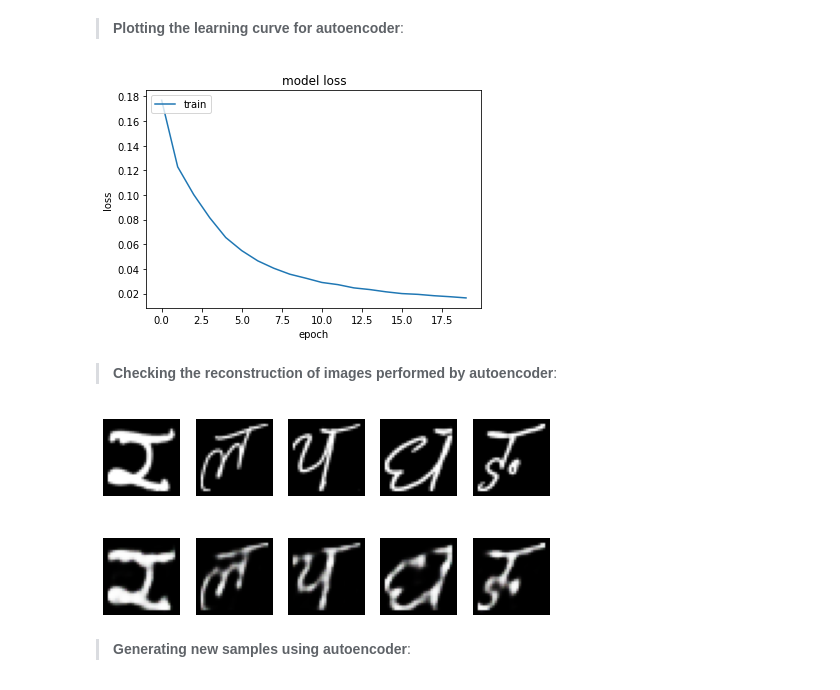
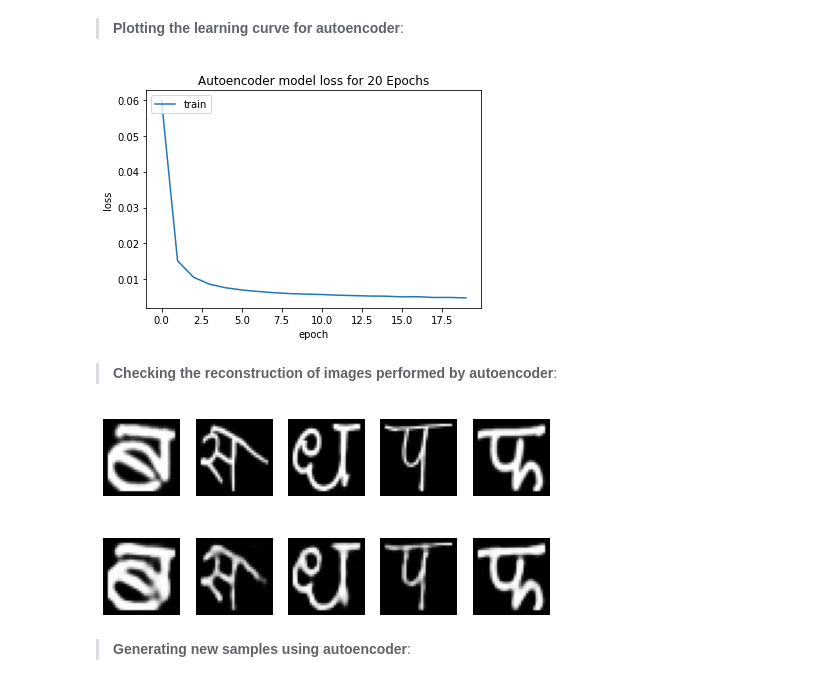
Before and after one commit to Kalyani011/DeepLearning-Unsupervised_learning_and_generating_images, a Jupyter notebook: ImageGeneration.ipynb, the cells around one changed output. Cells and saved outputs as stored; diff of their text form; code cells hidden in the pictures.

```diff
--- a/ImageGeneration.ipynb
+++ b/ImageGeneration.ipynb
@@ -61,10 +67,7 @@ from IPython import display
 > The *images* list is created to store the image file names, to be shuffled, and used to load the images according to the shuffled list.
 # %%
 # Saving image file names along with directory name in images list
-# path = './weather'
-# path = './animal_sketches'
-# path = './devanagari_letters'
-path = './devanagari_letters_more'
+path = './devanagari_letters'
 
 images = [os.path.join(path, img) for img in os.listdir(path)]
 # %%
@@ -101,4 +104,4 @@ plt.show()
 # %%
 dataset = np.array(img_array)/255 # Normalizing image pixels between 0 to 1
 # %%
-dataset = tf.cast(img_array, tf.float32) # Converting the images into Tensorflow compatible format
+dataset = tf.cast(dataset, tf.float32) # Converting the images into Tensorflow compatible format
@@ -207,7 +234,11 @@ The implementation, training and results of the autoencoder are as follows,
 # %%
 # Following code is a modified version of code taken from [8]
 def build_autoencoder(image_dim, latent_dim):
-
+    """
+    Method to build autoencoder with Keras layers
+    params::image_dim: input image dimension
+    params::latent_dim: latent space dimension
+    """
     # Adding layers to encoder model
     encoder = Sequential()
     # Taking input of dimension (32, 32, 3) where,
@@ -343,19 +374,19 @@ Epoch 20/20
 # %%
 # Plotting the loss fetched from the History object returned by fit method
 plt.plot(history.history['loss'])
-plt.title('model loss')
+plt.title('Autoencoder model loss for 20 Epochs')
 plt.ylabel('loss')
 plt.xlabel('epoch')
 plt.legend(['train'], loc='upper left')
 plt.show()
 # %% [output]
-[figure, old version]
+[figure, new version]
 # %% [markdown]
 > **Checking the reconstruction of images performed by autoencoder**:
 # %%
 reconstruct_results(autoencoder, 'autoencoder', num_images=5, start=7)
 # %% [output]
-[figure, old version]
+[figure, new version]
 # %% [markdown]
 > **Generating new samples using autoencoder**:
 # %%
```
Also changed, not shown: parts of 61 cells of this notebook.
